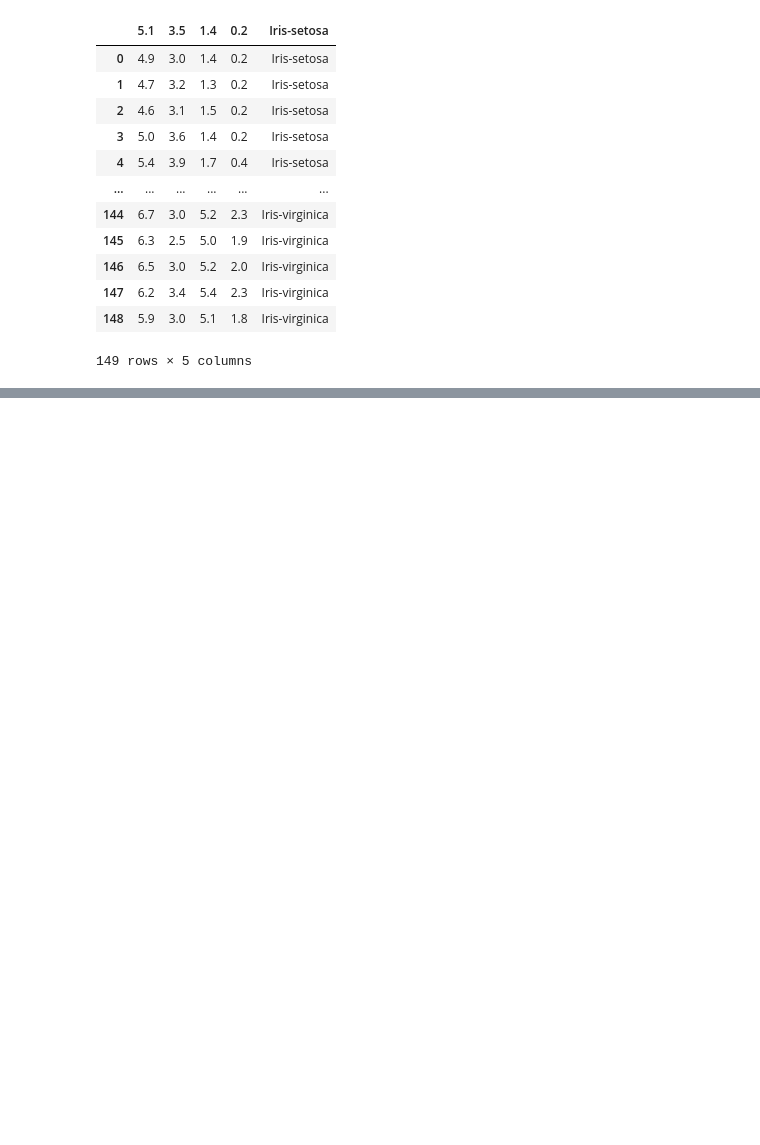
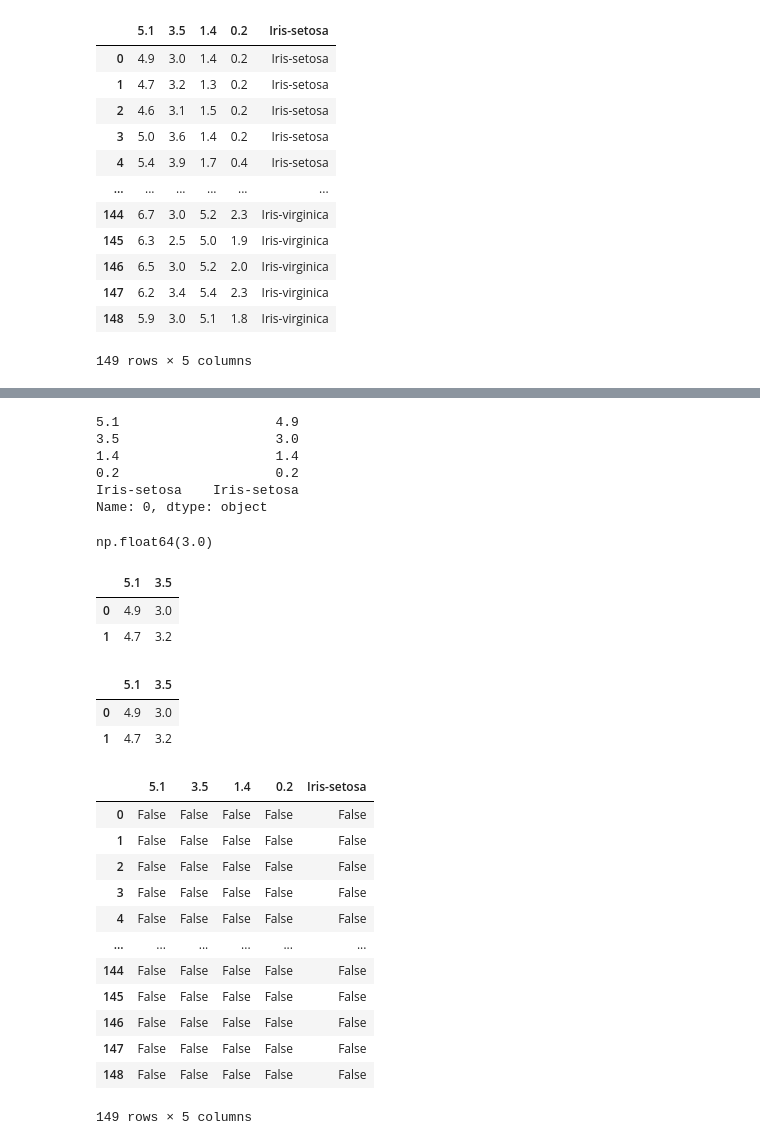
Before and after one commit to ashuwebdevloper/Data-Science-Project, a Jupyter notebook: pandascodewithharry/basics.ipynb, the cells around one changed output, grey strips where cells are left out. Drawn from its saved outputs; the diff is of its cells as text; code cells hidden in the pictures; blank space fills up the shorter version.

```diff
--- a/pandascodewithharry/basics.ipynb
+++ b/pandascodewithharry/basics.ipynb
@@ -109,0 +121,45 @@ memory usage: 164.0 bytes
+# %%
+df.loc[0] # First row (by label)
+df.iloc[0]
+# %% [output]
+5.1                    4.9
+3.5                    3.0
+1.4                    1.4
+0.2                    0.2
+Iris-setosa    Iris-setosa
+Name: 0, dtype: object
+# %%
+# Value at row 0, column 'Name'
+df.iloc[0, 1]
+# %% [output]
+np.float64(3.0)
+# %%
+#df.loc[0:2, ["Name", "Age"]] # Rows 0 to 2, selected columns
+df.iloc[0:2, 0:2]
+# %% [output]
+|  | 5.1 | 3.5 |
+| 0 | 4.9 | 3.0 |
+| 1 | 4.7 | 3.2 |
+# %%
+#df.loc[0:2, ["Name", "Age"]] # Rows 0 to 2, selected columns
+df.iloc[0:2, 0:2]
+# %% [output]
+|  | 5.1 | 3.5 |
+| 0 | 4.9 | 3.0 |
+| 1 | 4.7 | 3.2 |
+# %%
+df.isnull()
+# %% [output]
+|  | 5.1 | 3.5 | 1.4 | 0.2 | Iris-setosa |
+| 0 | False | False | False | False | False |
+| 1 | False | False | False | False | False |
+| 2 | False | False | False | False | False |
+| 3 | False | False | False | False | False |
+| 4 | False | False | False | False | False |
+| ... | ... | ... | ... | ... | ... |
+| 144 | False | False | False | False | False |
+| 145 | False | False | False | False | False |
+| 146 | False | False | False | False | False |
+| 147 | False | False | False | False | False |
+| 148 | False | False | False | False | False |
+149 rows × 5 columns
```
Also changed, not shown: parts of 11 cells of this notebook, 1 other file.
